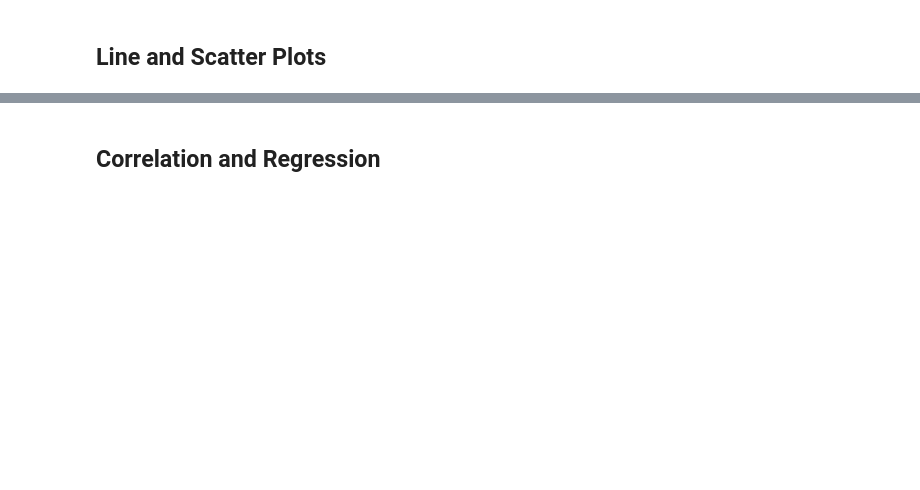
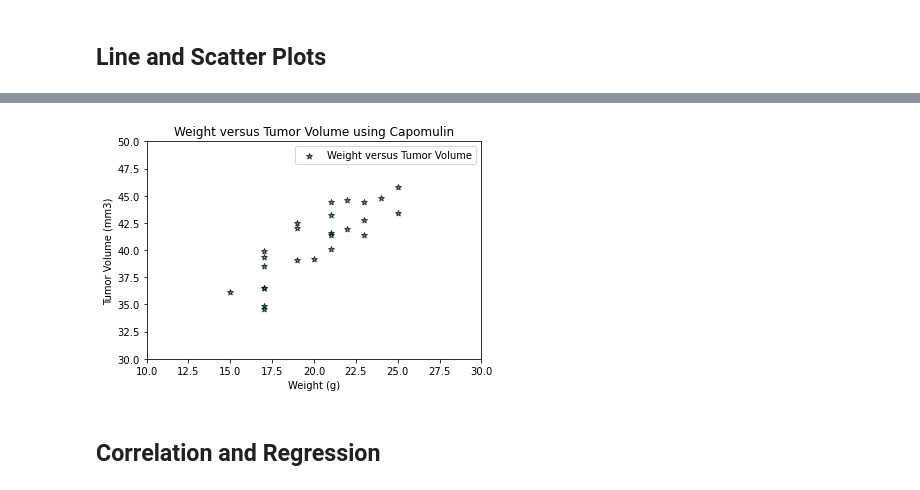
Before and after one commit to joekimga/matplotlib-challenge, a Jupyter notebook: Pymaceuticals/pymaceuticals_starter - QOB_redo.ipynb, the cells around one changed output, grey strips where cells are left out. Drawn from its saved outputs; the diff is of its cells as text; code cells hidden in the pictures; blank space fills up the shorter version.

```diff
--- a/Pymaceuticals/pymaceuticals_starter - QOB_redo.ipynb
+++ b/Pymaceuticals/pymaceuticals_starter - QOB_redo.ipynb
@@ -373,3 +398,23 @@ four_drugs_list.append(final_tumor_volume)
+# %%
+# Generate a scatter plot of average tumor volume vs. mouse weight for the Capomulin regimen
+average_tumor_volume = capomulin_mouse.groupby("Mouse ID").mean()
+average_tumor_volume
+
+x_axis = average_tumor_volume["Weight (g)"]
+y_axis = average_tumor_volume["Tumor Volume (mm3)"]
+
+plt.title("Weight versus Tumor Volume using Capomulin")
+plt.xlabel("Weight (g)")
+plt.ylabel("Tumor Volume (mm3)")
+plt.ylim(30,50)
+plt.xlim(10,30)
+
+plt.scatter(x_axis, y_axis, marker="*", facecolors="seagreen", edgecolors="black",  alpha=0.75, label="Weight versus Tumor Volume")
+plt.legend()
+plt.plot()
+plt.show()
+# %% [output]
+[figure, added]
 # %% [markdown]
 ## Correlation and Regression
 # %%
```
Also changed, not shown: parts of 6 cells of this notebook.
